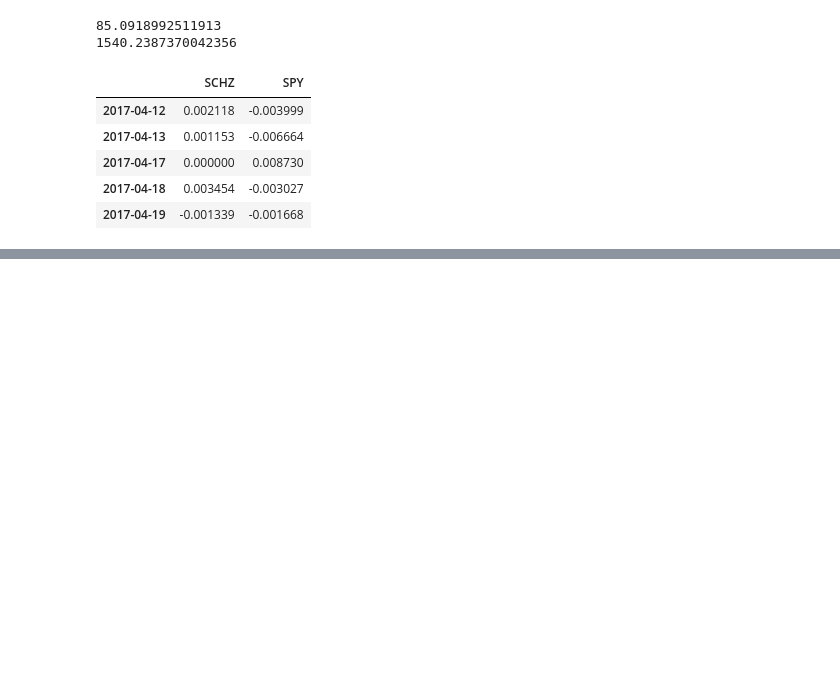
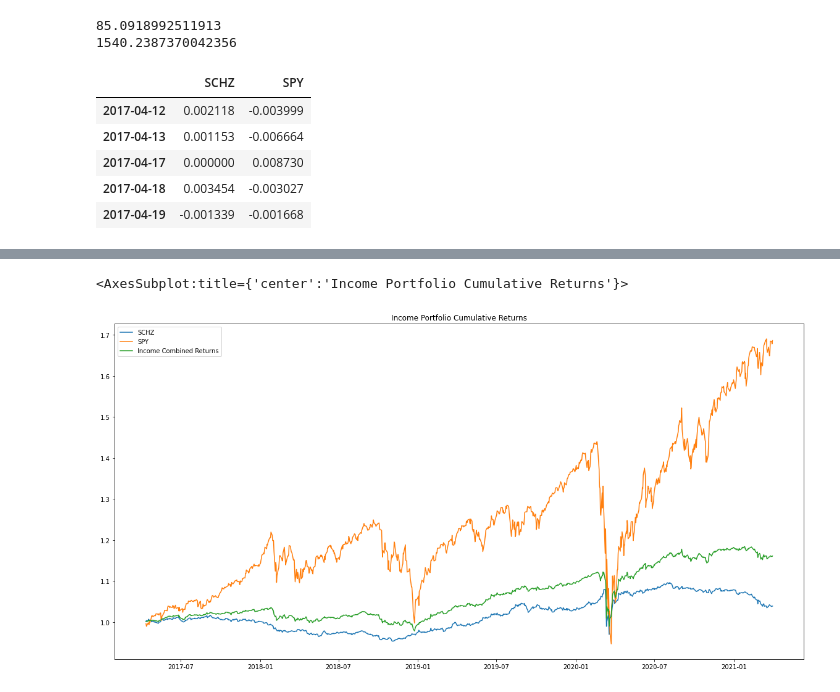
Before and after one commit to hammer888-tech/Project_1, a Jupyter notebook: Project_1B.ipynb, the cells around one changed output, grey strips where cells are left out. Drawn from its saved outputs; the diff is of its cells as text; code cells hidden in the pictures; blank space fills up the shorter version.

```diff
--- a/Project_1B.ipynb
+++ b/Project_1B.ipynb
@@ -157,0 +145,4 @@ TypeError: dot() takes 2 positional arguments but 3 were given
+# %%
+#Combined Returns
+income_portfolio_returns["Income Combined Returns"] = income_portfolio_returns["SCHZ"] * income_schz_percentage + income_portfolio_returns["SPY"]*income_spy_percentage
+income_portfolio_returns.head()
@@ -157,0 +156,7 @@ TypeError: dot() takes 2 positional arguments but 3 were given
+# %%
+#show combined returns
+income_portfolio_cumulative_returns = (1 + income_portfolio_returns).cumprod()
+income_portfolio_cumulative_returns.plot(figsize=(20,10), title = "Income Portfolio Cumulative Returns")
+# %% [output]
+<AxesSubplot:title={'center':'Income Portfolio Cumulative Returns'}>
+[figure, added]
```
Also changed, not shown: parts of 22 cells of this notebook, 5 other files.
